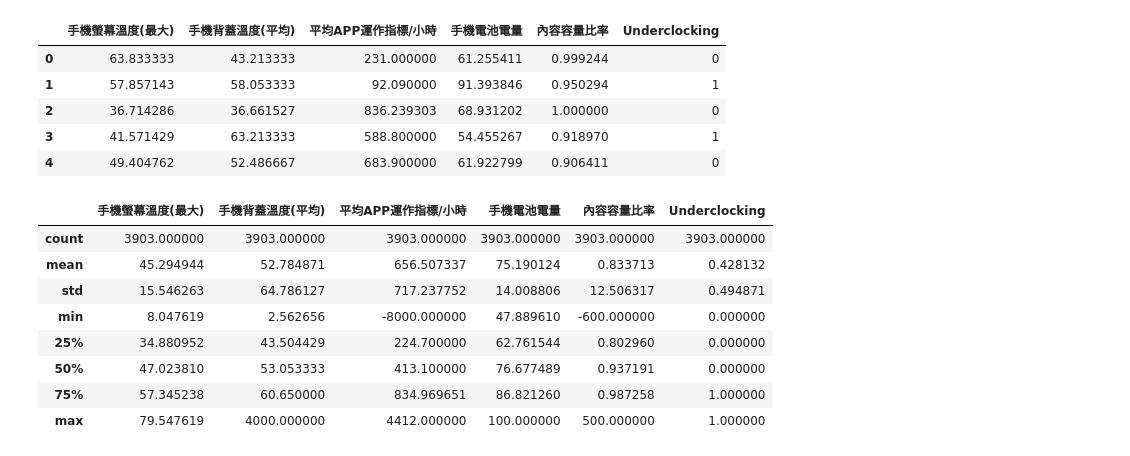
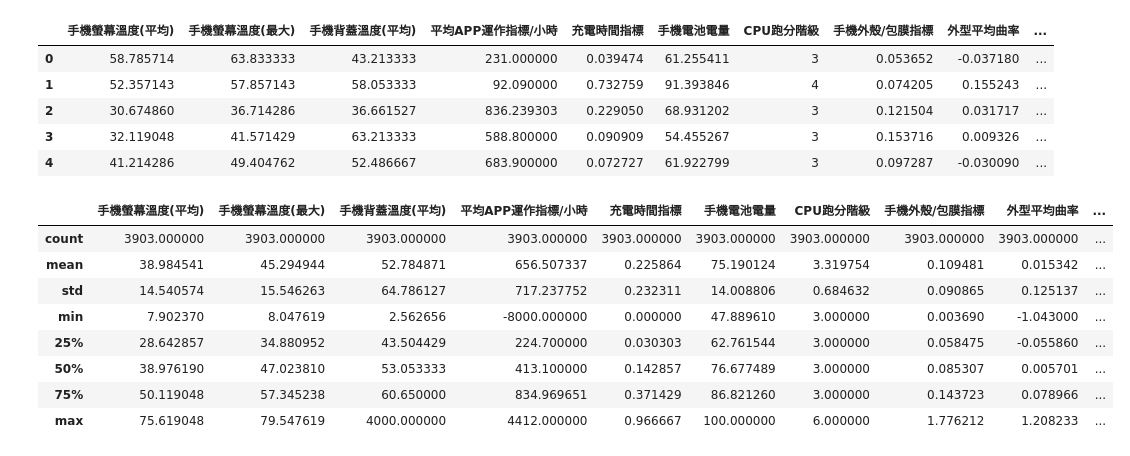
Before and after one commit to jeremy4111/ai, a Jupyter notebook: xgboost.ipynb, the cells around one changed output. Cells and saved outputs as stored; diff of their text form; code cells hidden in the pictures.

```diff
--- a/xgboost.ipynb
+++ b/xgboost.ipynb
@@ -4,24 +4,24 @@ import pandas as pd #Read data
 import numpy as np  #Array
 
 # Read in dataset (encoding = 'Big5'可顯示出繁體中文)
-data = pd.read_csv("01train.csv")
-data.head() # Show data (看看是否讀取成功)
+data_train = pd.read_excel("01train.xlsx")
+data_train.head() # Show data (看看是否讀取成功)
 # %% [output]
-|  | 手機螢幕溫度(最大) | 手機背蓋溫度(平均) | 平均APP運作指標/小時 | 手機電池電量 | 內容容量比率 | Underclocking |
-| 0 | 63.833333 | 43.213333 | 231.000000 | 61.255411 | 0.999244 | 0 |
-| 1 | 57.857143 | 58.053333 | 92.090000 | 91.393846 | 0.950294 | 1 |
-| 2 | 36.714286 | 36.661527 | 836.239303 | 68.931202 | 1.000000 | 0 |
-| 3 | 41.571429 | 63.213333 | 588.800000 | 54.455267 | 0.918970 | 1 |
-| 4 | 49.404762 | 52.486667 | 683.900000 | 61.922799 | 0.906411 | 0 |
+|  | 手機螢幕溫度(平均) | 手機螢幕溫度(最大) | 手機背蓋溫度(平均) | 平均APP運作指標/小時 | 充電時間指標 | 手機電池電量 | CPU跑分階級 | 手機外殼/包膜指標 | 外型平均曲率 | ... |
+| 0 | 58.785714 | 63.833333 | 43.213333 | 231.000000 | 0.039474 | 61.255411 | 3 | 0.053652 | -0.037180 | ... |
+| 1 | 52.357143 | 57.857143 | 58.053333 | 92.090000 | 0.732759 | 91.393846 | 4 | 0.074205 | 0.155243 | ... |
+| 2 | 30.674860 | 36.714286 | 36.661527 | 836.239303 | 0.229050 | 68.931202 | 3 | 0.121504 | 0.031717 | ... |
+| 3 | 32.119048 | 41.571429 | 63.213333 | 588.800000 | 0.090909 | 54.455267 | 3 | 0.153716 | 0.009326 | ... |
+| 4 | 41.214286 | 49.404762 | 52.486667 | 683.900000 | 0.072727 | 61.922799 | 3 | 0.097287 | -0.030090 | ... |
 # %%
-data.describe()
+data_train.describe()
 # %% [output]
-|  | 手機螢幕溫度(最大) | 手機背蓋溫度(平均) | 平均APP運作指標/小時 | 手機電池電量 | 內容容量比率 | Underclocking |
-| count | 3903.000000 | 3903.000000 | 3903.000000 | 3903.000000 | 3903.000000 | 3903.000000 |
-| mean | 45.294944 | 52.784871 | 656.507337 | 75.190124 | 0.833713 | 0.428132 |
-| std | 15.546263 | 64.786127 | 717.237752 | 14.008806 | 12.506317 | 0.494871 |
-| min | 8.047619 | 2.562656 | -8000.000000 | 47.889610 | -600.000000 | 0.000000 |
-| 25% | 34.880952 | 43.504429 | 224.700000 | 62.761544 | 0.802960 | 0.000000 |
-| 50% | 47.023810 | 53.053333 | 413.100000 | 76.677489 | 0.937191 | 0.000000 |
-| 75% | 57.345238 | 60.650000 | 834.969651 | 86.821260 | 0.987258 | 1.000000 |
-| max | 79.547619 | 4000.000000 | 4412.000000 | 100.000000 | 500.000000 | 1.000000 |
+|  | 手機螢幕溫度(平均) | 手機螢幕溫度(最大) | 手機背蓋溫度(平均) | 平均APP運作指標/小時 | 充電時間指標 | 手機電池電量 | CPU跑分階級 | 手機外殼/包膜指標 | 外型平均曲率 | ... |
+| count | 3903.000000 | 3903.000000 | 3903.000000 | 3903.000000 | 3903.000000 | 3903.000000 | 3903.000000 | 3903.000000 | 3903.000000 | ... |
+| mean | 38.984541 | 45.294944 | 52.784871 | 656.507337 | 0.225864 | 75.190124 | 3.319754 | 0.109481 | 0.015342 | ... |
+| std | 14.540574 | 15.546263 | 64.786127 | 717.237752 | 0.232311 | 14.008806 | 0.684632 | 0.090865 | 0.125137 | ... |
+| min | 7.902370 | 8.047619 | 2.562656 | -8000.000000 | 0.000000 | 47.889610 | 3.000000 | 0.003690 | -1.043000 | ... |
+| 25% | 28.642857 | 34.880952 | 43.504429 | 224.700000 | 0.030303 | 62.761544 | 3.000000 | 0.058475 | -0.055860 | ... |
+| 50% | 38.976190 | 47.023810 | 53.053333 | 413.100000 | 0.142857 | 76.677489 | 3.000000 | 0.085307 | 0.005701 | ... |
+| 75% | 50.119048 | 57.345238 | 60.650000 | 834.969651 | 0.371429 | 86.821260 | 3.000000 | 0.143723 | 0.078966 | ... |
+| max | 75.619048 | 79.547619 | 4000.000000 | 4412.000000 | 0.966667 | 100.000000 | 6.000000 | 1.776212 | 1.208233 | ... |
```
Also changed, not shown: parts of 13 cells of this notebook.
